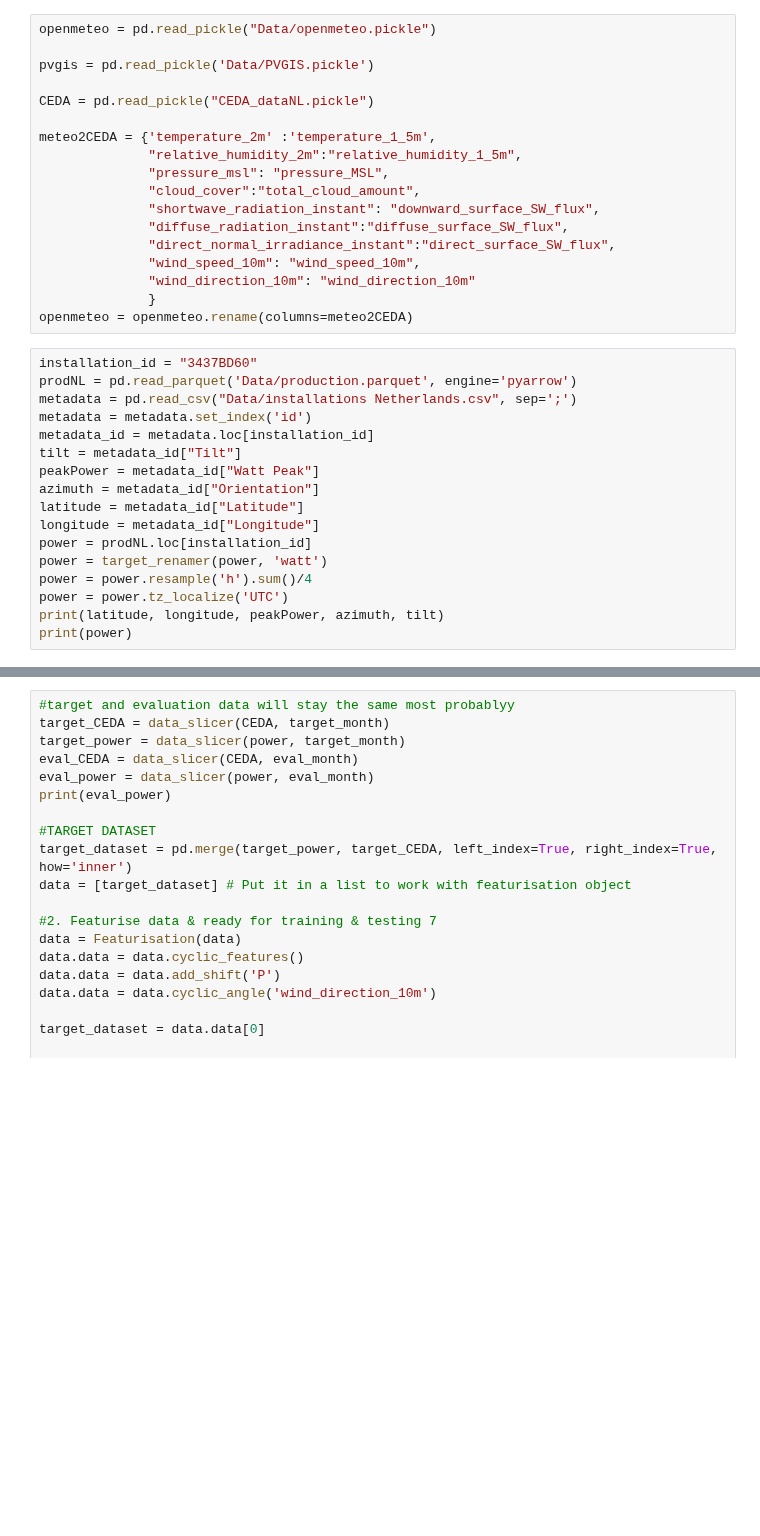
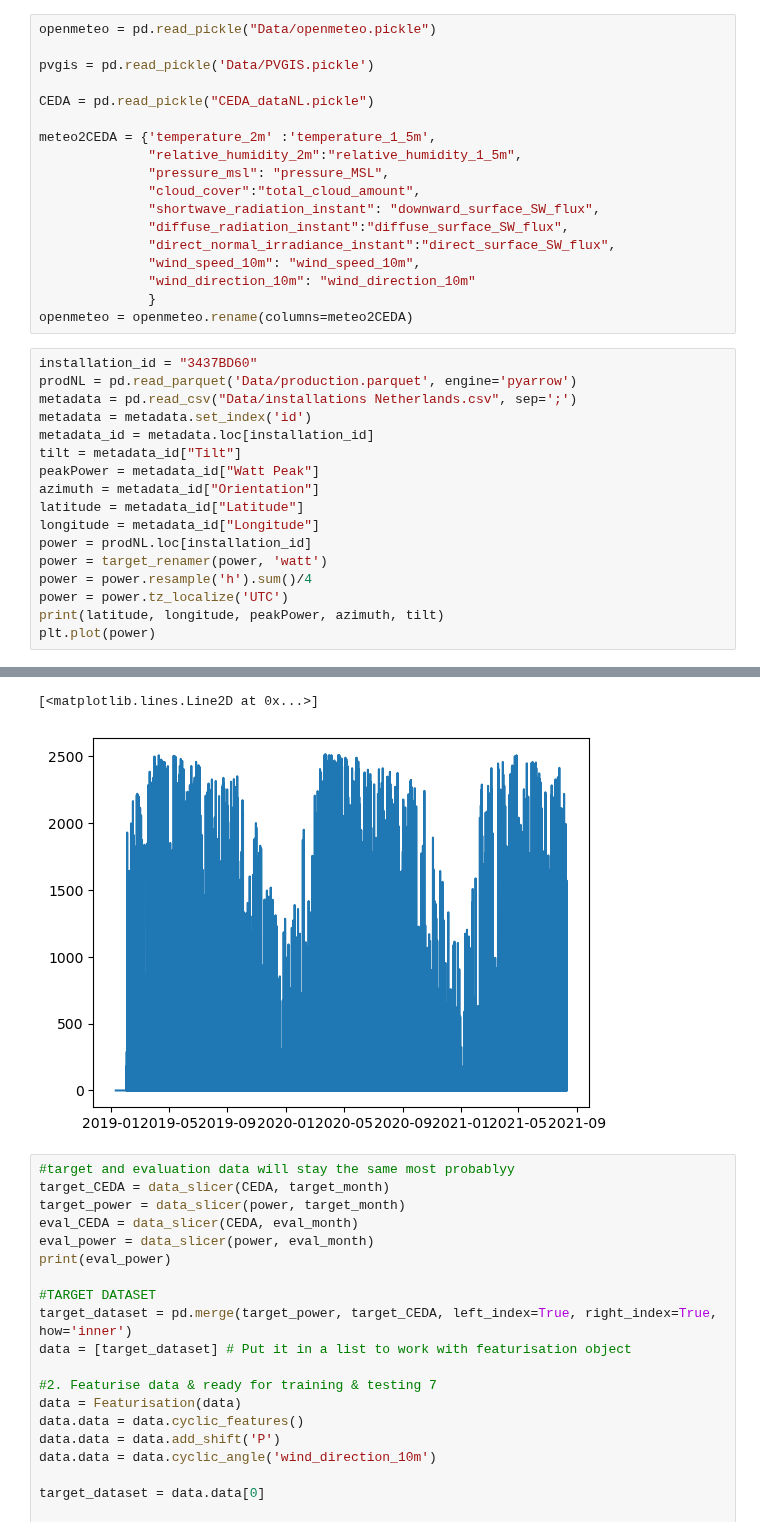
Before and after one commit to RobbeVDE/SolNet-2, a Jupyter notebook: main.ipynb, the cells around one changed output, grey strips where cells are left out. Drawn from its saved outputs; the diff is of its cells as text; blank space fills up the shorter version.

```diff
--- a/main.ipynb
+++ b/main.ipynb
@@ -56,6 +56,6 @@ power = target_renamer(power, 'watt')
 power = power.resample('h').sum()/4
 power = power.tz_localize('UTC')
 print(latitude, longitude, peakPower, azimuth, tilt)
-print(power)
+plt.plot(power)
 # %% [output]
 52.0499 5.07391 3100 5 33
@@ -77,3 +62,5 @@ timestamp
+[<matplotlib.lines.Line2D at 0x...>]
+[figure, added]
 # %%
 #target and evaluation data will stay the same most probablyy
 target_CEDA = data_slicer(CEDA, target_month)
```
Also changed, not shown: parts of 7 cells of this notebook, 5 other files.
